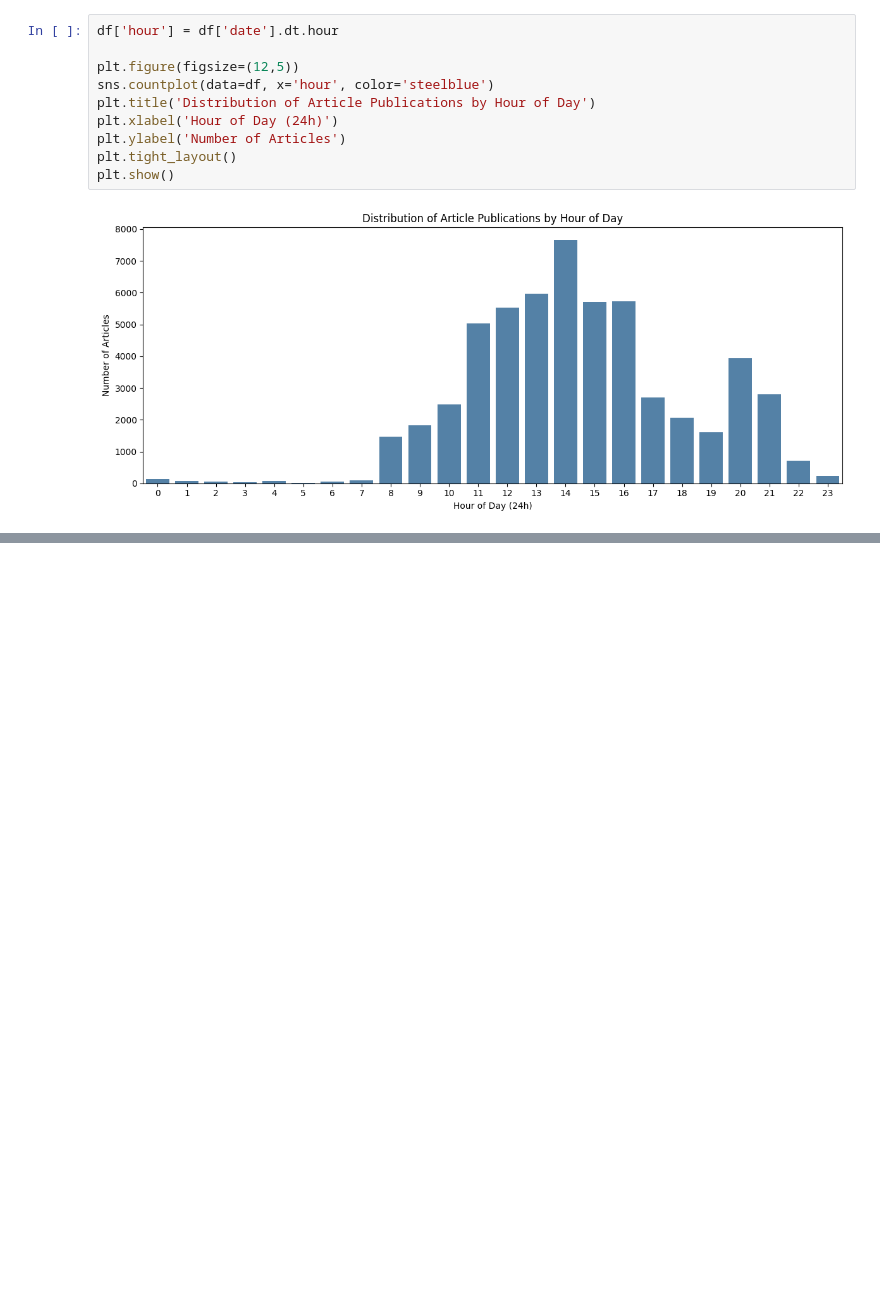
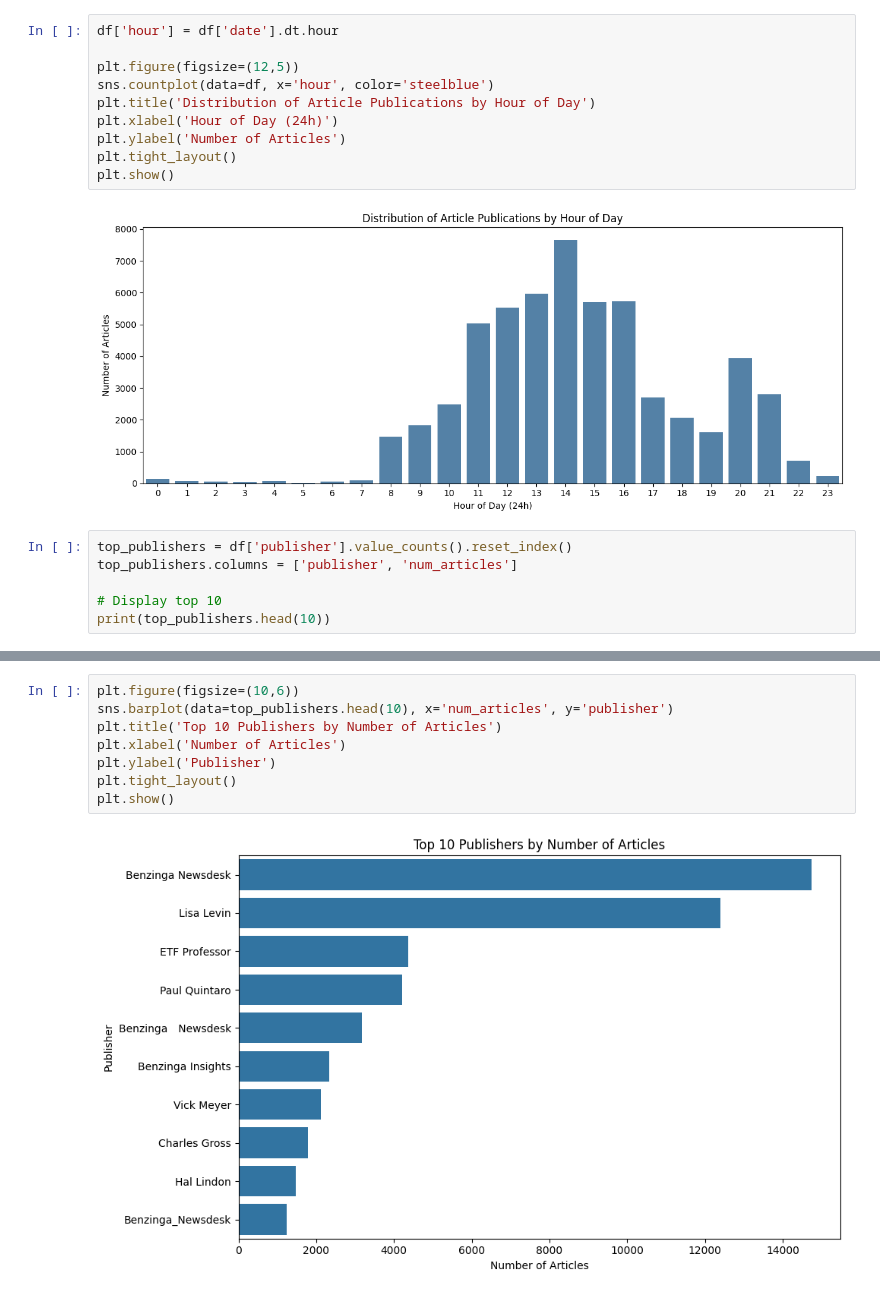
Before and after one commit to Liya-F/financial-news-data-discovery-w1, a Jupyter notebook: notebooks/eda.ipynb, the cells around one changed output, grey strips where cells are left out. Drawn from its saved outputs; the diff is of its cells as text; blank space fills up the shorter version.

Commit message:
feat: publisher analysis done

```diff
--- a/notebooks/eda.ipynb
+++ b/notebooks/eda.ipynb
@@ -164,3 +164,9 @@ plt.tight_layout()
 plt.show()
 # %% [output]
 [figure]
+# %%
+top_publishers = df['publisher'].value_counts().reset_index()
+top_publishers.columns = ['publisher', 'num_articles']
+
+# Display top 10
+print(top_publishers.head(10))
@@ -166,0 +185,10 @@ plt.show()
+# %%
+plt.figure(figsize=(10,6))
+sns.barplot(data=top_publishers.head(10), x='num_articles', y='publisher')
+plt.title('Top 10 Publishers by Number of Articles')
+plt.xlabel('Number of Articles')
+plt.ylabel('Publisher')
+plt.tight_layout()
+plt.show()
+# %% [output]
+[figure, added]
```
Also changed, not shown: parts of 3 cells of this notebook.
